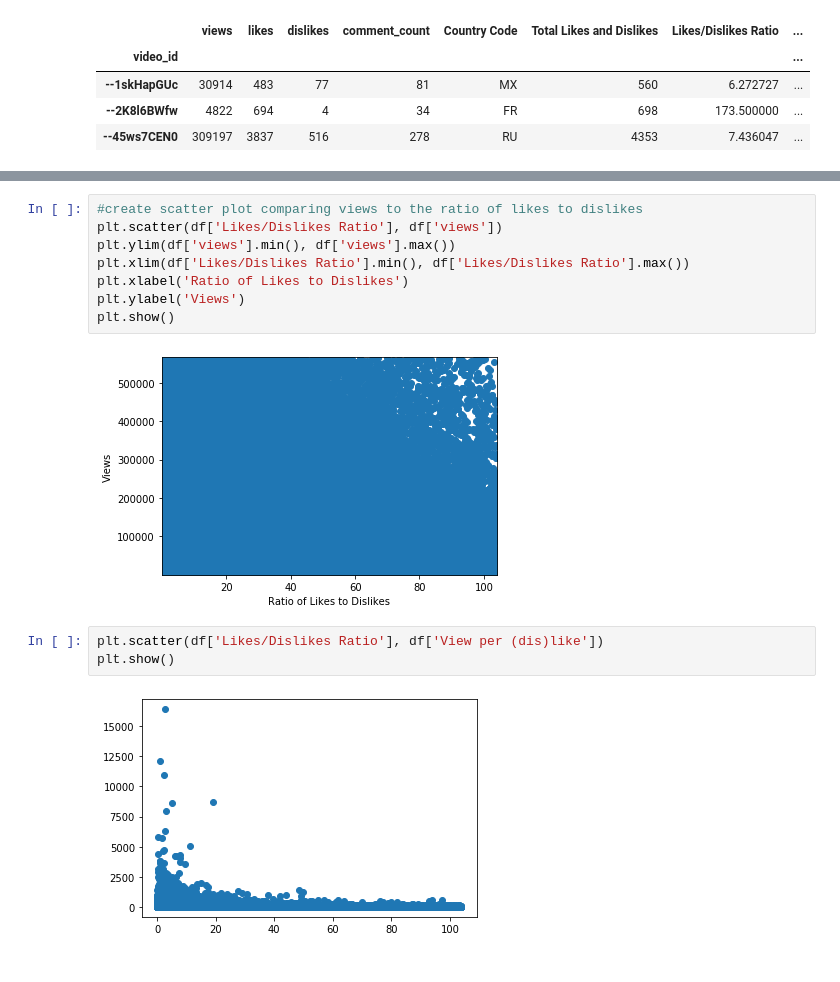
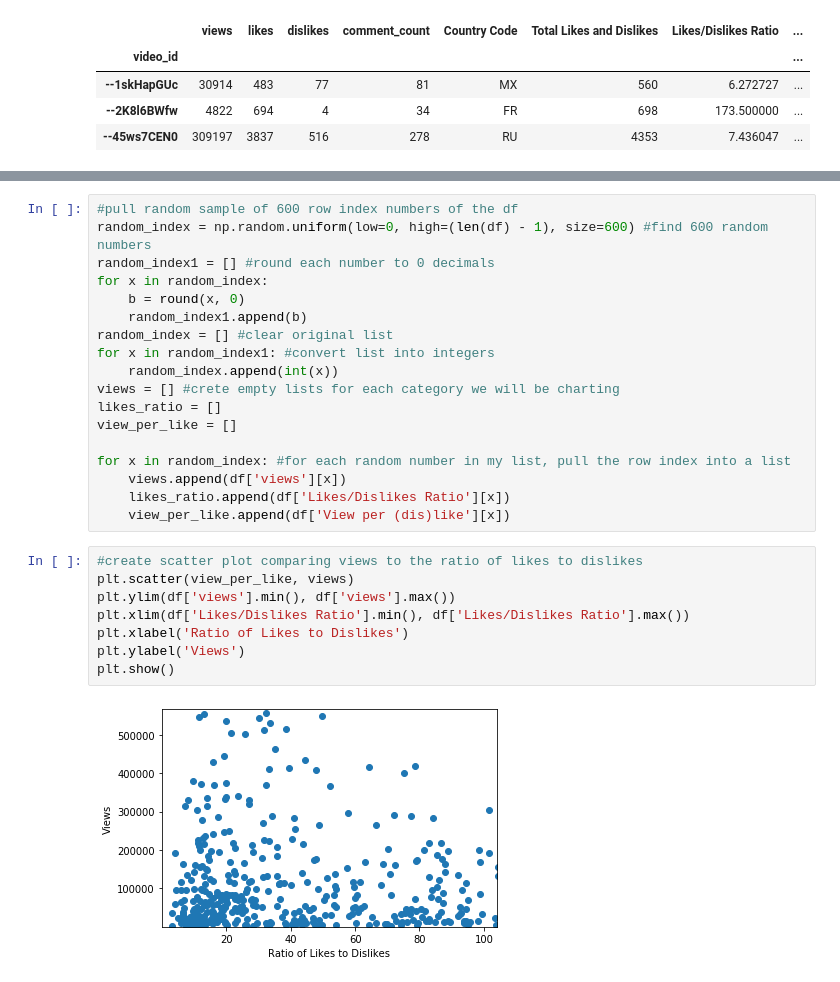
Before and after one commit to jherberg462/python-project, a Jupyter notebook: comparing_ratio_of_likes_dislikes_to_views.ipynb, the cells around one changed output, grey strips where cells are left out. Drawn from its saved outputs; the diff is of its cells as text.

Commit message:
Added code to chose random videos to chart

```diff
--- a/comparing_ratio_of_likes_dislikes_to_views.ipynb
+++ b/comparing_ratio_of_likes_dislikes_to_views.ipynb
@@ -121,15 +107,28 @@ See the caveats in the documentation: http://pandas.pydata.org/pandas-docs/stabl
+# %%
+#pull random sample of 600 row index numbers of the df
+random_index = np.random.uniform(low=0, high=(len(df) - 1), size=600) #find 600 random numbers
+random_index1 = [] #round each number to 0 decimals
+for x in random_index:
+    b = round(x, 0)
+    random_index1.append(b)
+random_index = [] #clear original list
+for x in random_index1: #convert list into integers
+    random_index.append(int(x))
+views = [] #crete empty lists for each category we will be charting
+likes_ratio = []
+view_per_like = []
+
+for x in random_index: #for each random number in my list, pull the row index into a list
+    views.append(df['views'][x])
+    likes_ratio.append(df['Likes/Dislikes Ratio'][x])
+    view_per_like.append(df['View per (dis)like'][x])
 # %%
 #create scatter plot comparing views to the ratio of likes to dislikes
-plt.scatter(df['Likes/Dislikes Ratio'], df['views'])
+plt.scatter(view_per_like, views)
 plt.ylim(df['views'].min(), df['views'].max())
 plt.xlim(df['Likes/Dislikes Ratio'].min(), df['Likes/Dislikes Ratio'].max())
 plt.xlabel('Ratio of Likes to Dislikes')
 plt.ylabel('Views')
 plt.show()
 # %% [output]
-[figure, old version]
+[figure, new version]
-# %%
-plt.scatter(df['Likes/Dislikes Ratio'], df['View per (dis)like'])
-plt.show()
-# %% [output]
-[figure, removed]
```
Also changed, not shown: parts of 6 cells of this notebook.
